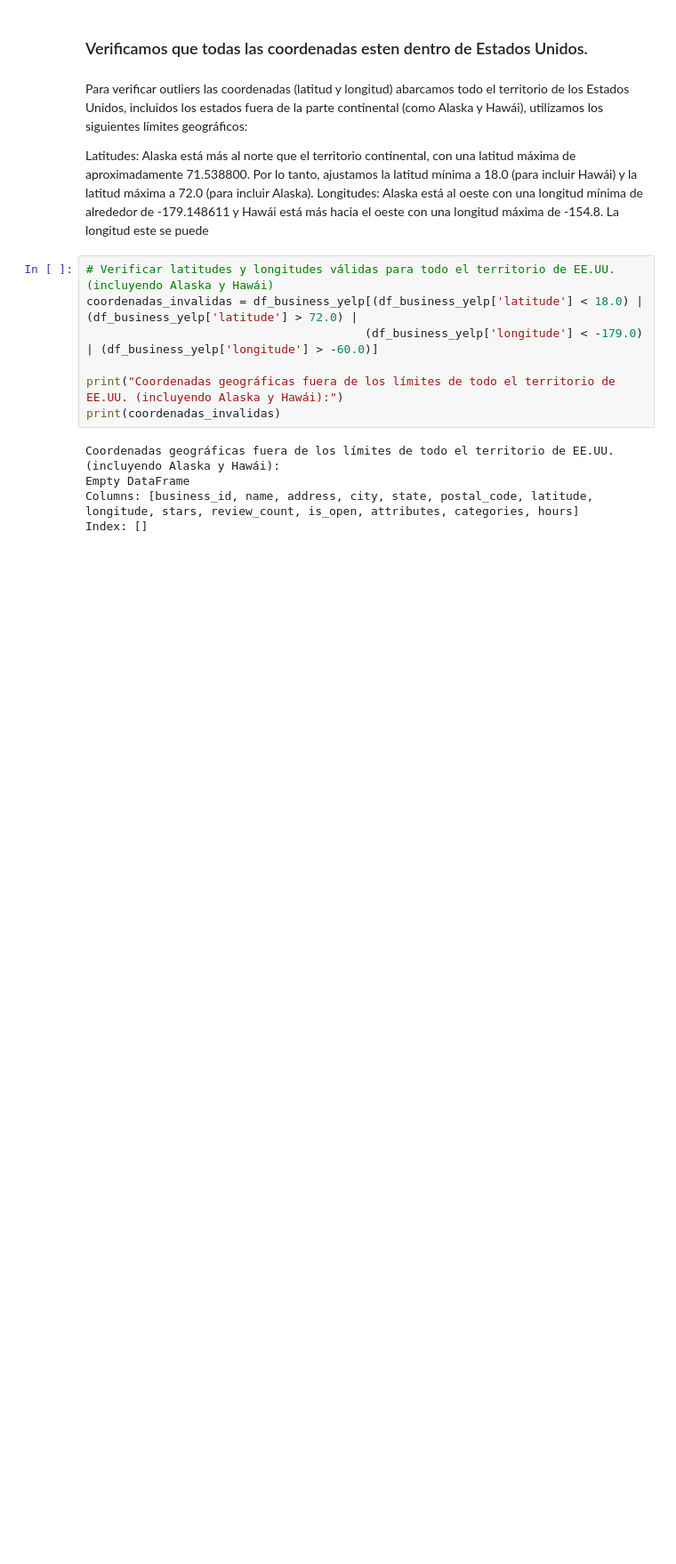
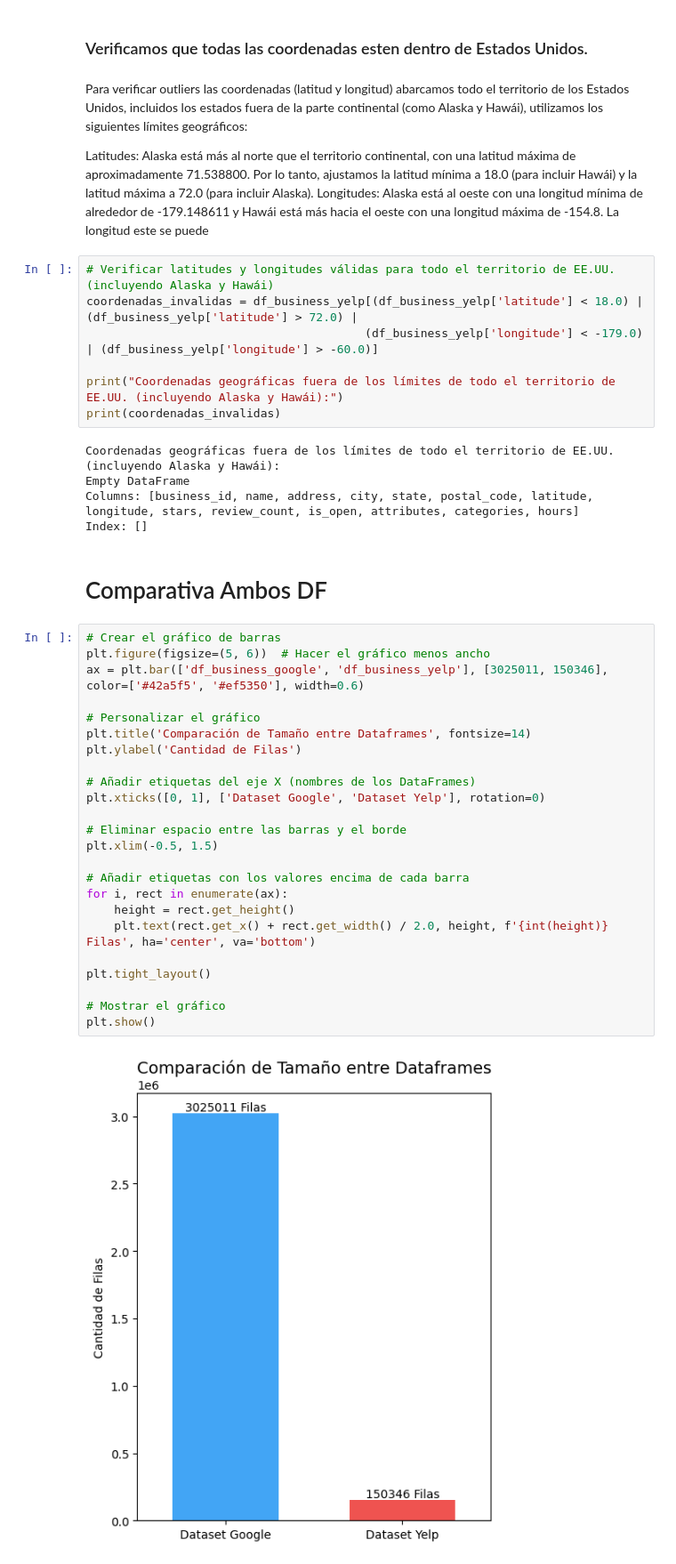
Before and after one commit to gastorellano/epicurean_project, a Jupyter notebook: Analisis preliminar/2_EDA_preliminar_comercios.ipynb, the cells around one changed output. Shown at 89% size. Drawn from its saved outputs; the diff is of its cells as text; blank space fills up the shorter version.

```diff
--- a/Analisis preliminar/3_EDA_preliminar_comercios.ipynb
+++ b/Analisis preliminar/2_EDA_preliminar_comercios.ipynb
@@ -537,3 +539,31 @@ Coordenadas geográficas fuera de los límites de todo el territorio de EE.UU. (
 Empty DataFrame
 Columns: [business_id, name, address, city, state, postal_code, latitude, longitude, stars, review_count, is_open, attributes, categories, hours]
 Index: []
+# %% [markdown]
+# Comparativa Ambos DF
+# %%
+# Crear el gráfico de barras
+plt.figure(figsize=(5, 6))  # Hacer el gráfico menos ancho
+ax = plt.bar(['df_business_google', 'df_business_yelp'], [3025011, 150346], color=['#42a5f5', '#ef5350'], width=0.6)
+
+# Personalizar el gráfico
+plt.title('Comparación de Tamaño entre Dataframes', fontsize=14)
+plt.ylabel('Cantidad de Filas')
+
+# Añadir etiquetas del eje X (nombres de los DataFrames)
+plt.xticks([0, 1], ['Dataset Google', 'Dataset Yelp'], rotation=0)
+
+# Eliminar espacio entre las barras y el borde
+plt.xlim(-0.5, 1.5)
+
+# Añadir etiquetas con los valores encima de cada barra
+for i, rect in enumerate(ax):
+    height = rect.get_height()
+    plt.text(rect.get_x() + rect.get_width() / 2.0, height, f'{int(height)} Filas', ha='center', va='bottom')
+
+plt.tight_layout()
+
+# Mostrar el gráfico
+plt.show()
+# %% [output]
+[figure, added]
```
Also changed, not shown: parts of 8 cells of this notebook.
